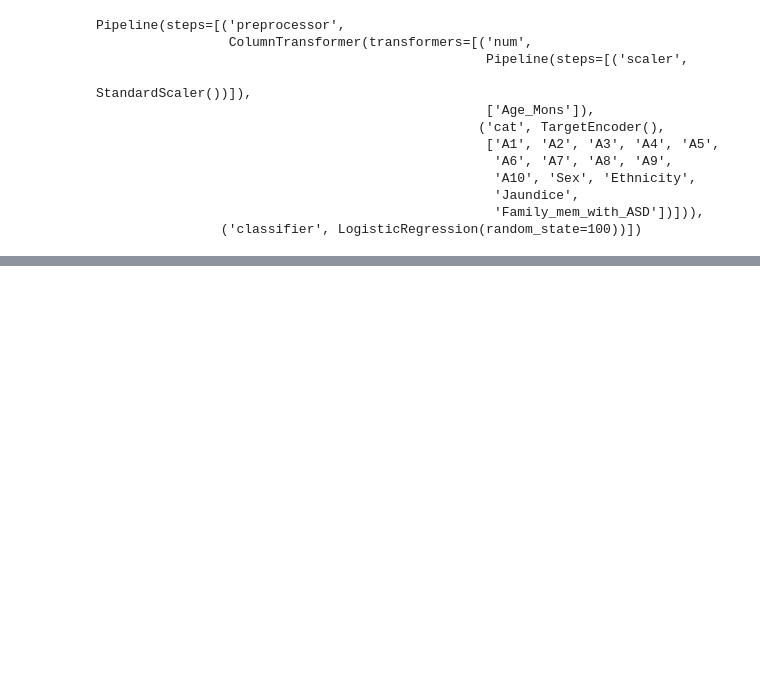
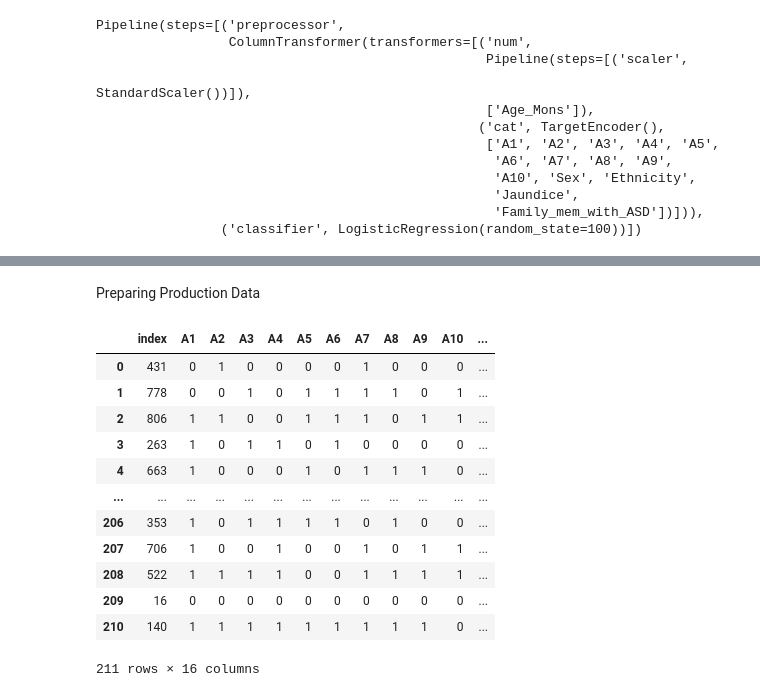
Before and after one commit to thisisSHAX/ML_Ops_Project-, a Jupyter notebook: Autism_Screening_Master.ipynb, the cells around one changed output, grey strips where cells are left out. Cells and saved outputs as stored; diff of their text form; code cells hidden in the pictures; blank space fills up the shorter version.

```diff
--- a/Autism_Screening_Master.ipynb
+++ b/Autism_Screening_Master.ipynb
@@ -621,0 +1136,19 @@ sns.barplot( data = filescompare_df,
+# %% [markdown]
+Preparing Production Data
+# %%
+prod_X = prod_X.reset_index()
+prod_X
+# %% [output]
+|  | index | A1 | A2 | A3 | A4 | A5 | A6 | A7 | A8 | A9 | A10 | ... |
+| 0 | 431 | 0 | 1 | 0 | 0 | 0 | 0 | 1 | 0 | 0 | 0 | ... |
+| 1 | 778 | 0 | 0 | 1 | 0 | 1 | 1 | 1 | 1 | 0 | 1 | ... |
+| 2 | 806 | 1 | 1 | 0 | 0 | 1 | 1 | 1 | 0 | 1 | 1 | ... |
+| 3 | 263 | 1 | 0 | 1 | 1 | 0 | 1 | 0 | 0 | 0 | 0 | ... |
+| 4 | 663 | 1 | 0 | 0 | 0 | 1 | 0 | 1 | 1 | 1 | 0 | ... |
+| ... | ... | ... | ... | ... | ... | ... | ... | ... | ... | ... | ... | ... |
+| 206 | 353 | 1 | 0 | 1 | 1 | 1 | 1 | 0 | 1 | 0 | 0 | ... |
+| 207 | 706 | 1 | 0 | 0 | 1 | 0 | 0 | 1 | 0 | 1 | 1 | ... |
+| 208 | 522 | 1 | 1 | 1 | 1 | 0 | 0 | 1 | 1 | 1 | 1 | ... |
+| 209 | 16 | 0 | 0 | 0 | 0 | 0 | 0 | 0 | 0 | 0 | 0 | ... |
+| 210 | 140 | 1 | 1 | 1 | 1 | 1 | 1 | 1 | 1 | 1 | 0 | ... |
+211 rows × 16 columns
```
Also changed, not shown: parts of 110 cells of this notebook.
